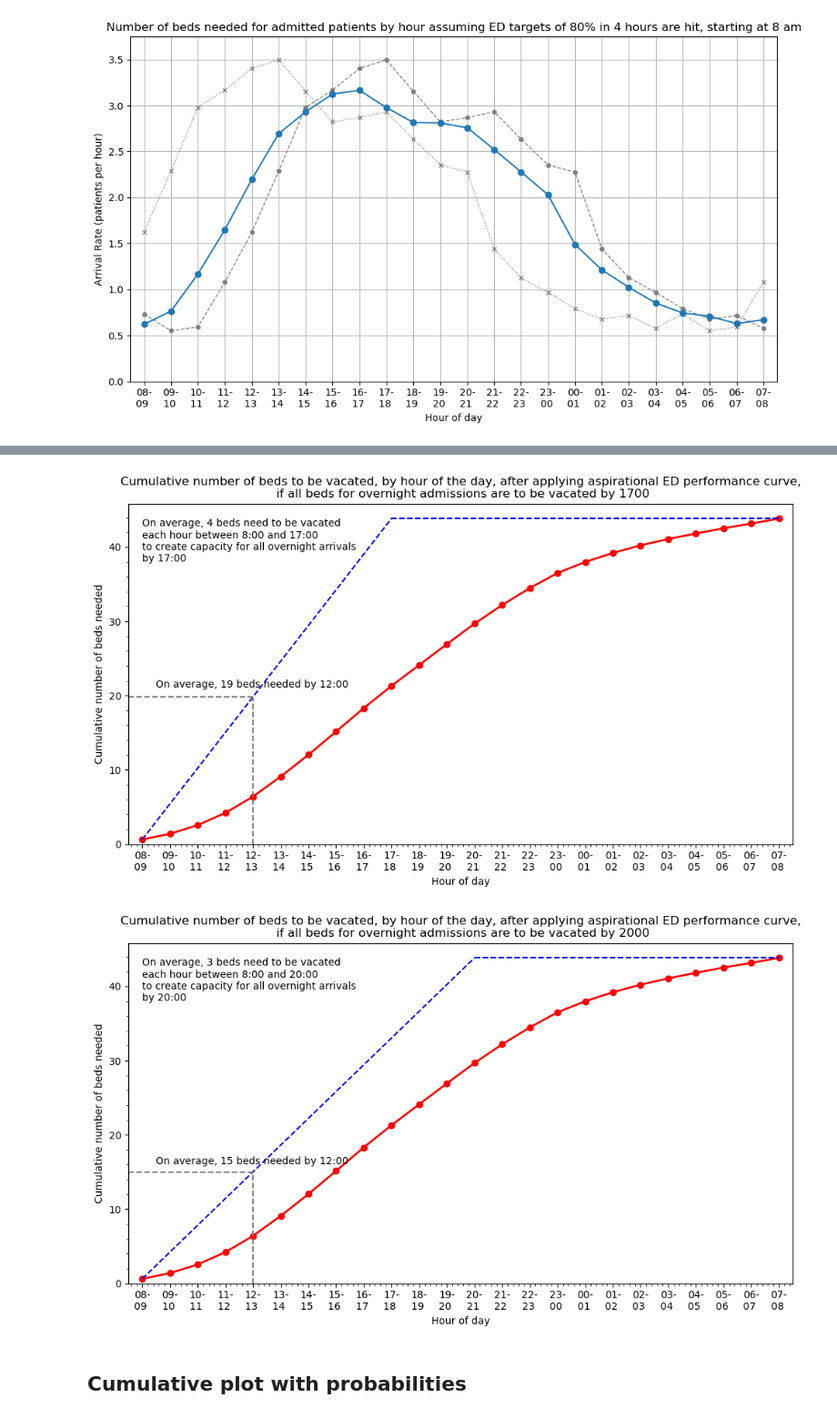
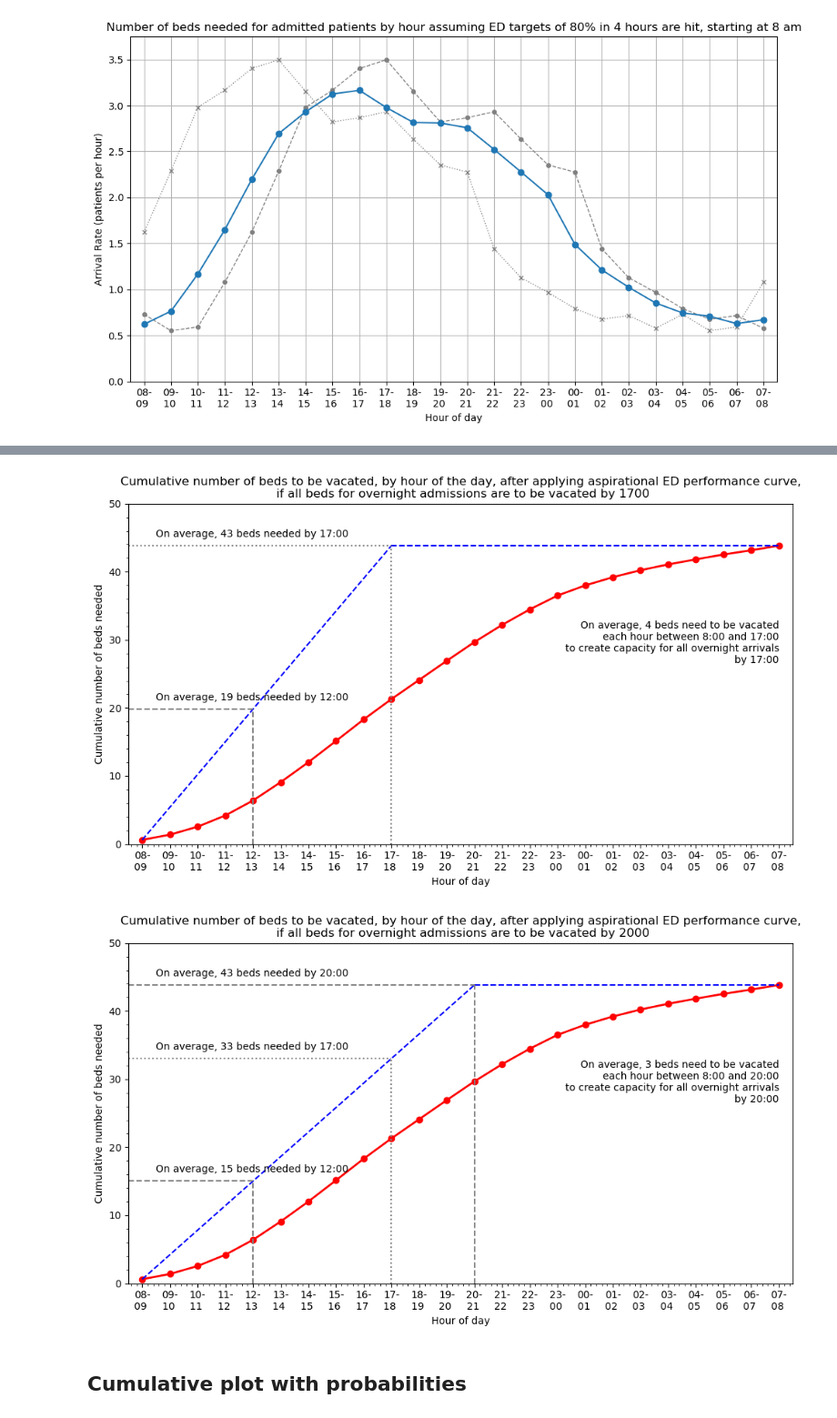
Before and after one commit to zmek/patientflow, a Jupyter notebook: notebooks/experiments/Modelling_to_show_true_demand.ipynb, the cells around one changed output, grey strips where cells are left out. Shown at 91% size. Drawn from its saved outputs; the diff is of its cells as text; code cells hidden in the pictures.

```diff
--- a/notebooks/experiments/Modelling_to_show_true_demand.ipynb
+++ b/notebooks/experiments/Modelling_to_show_true_demand.ipynb
@@ -611,22 +615,22 @@ plot_arrival_rates(hour_labels, arrival_rates, title, start_plot_index = 8,
 # %%
 # title = 'Cumulative number of beds needed, by hour of the day after applying aspirational ED performance curve'
 # plot_cumulative_arrival_rates(hour_labels, list(poisson_means_sum), title, start_plot_index = 0)
 
 title = 'Cumulative number of beds needed, by hour of the day after applying aspirational ED performance curve, starting at 0800'
 plot_cumulative_arrival_rates(hour_labels, list(poisson_means_sum), title, start_plot_index = 8,  file_prefix = '6_')
 
 start_of_influencable_window = 8
 end_of_influencable_window = 17
 title = f'Cumulative number of beds to be vacated, by hour of the day, after applying aspirational ED performance curve,\n if all beds for overnight admissions are to be vacated by {end_of_influencable_window}00'
-plot_cumulative_arrival_rates(hour_labels, list(poisson_means_sum), title, start_plot_index = 8, draw_window = (start_of_influencable_window, end_of_influencable_window), file_prefix = '7_')
+plot_cumulative_arrival_rates(hour_labels, list(poisson_means_sum), title, start_plot_index = 8, draw_window = (start_of_influencable_window, end_of_influencable_window), file_prefix = '7_', set_y_lim = 50)
 
 end_of_influencable_window = 20
 title = f'Cumulative number of beds to be vacated, by hour of the day, after applying aspirational ED performance curve,\n if all beds for overnight admissions are to be vacated by {end_of_influencable_window}00'
-plot_cumulative_arrival_rates(hour_labels, list(poisson_means_sum), title, start_plot_index = 8, draw_window = (start_of_influencable_window, end_of_influencable_window), file_prefix = '8_')
+plot_cumulative_arrival_rates(hour_labels, list(poisson_means_sum), title, start_plot_index = 8, draw_window = (start_of_influencable_window, end_of_influencable_window), file_prefix = '8_', set_y_lim = 50, hour_lines = [12,17,20])
 # %% [output]
 [figure]
-[figure, old version]
+[figure, new version]
-[figure, old version]
+[figure, new version]
 # %% [markdown]
 ## Cumulative plot with probabilities
 # %%
```
Also changed, not shown: parts of 3 cells of this notebook, 9 other files.
